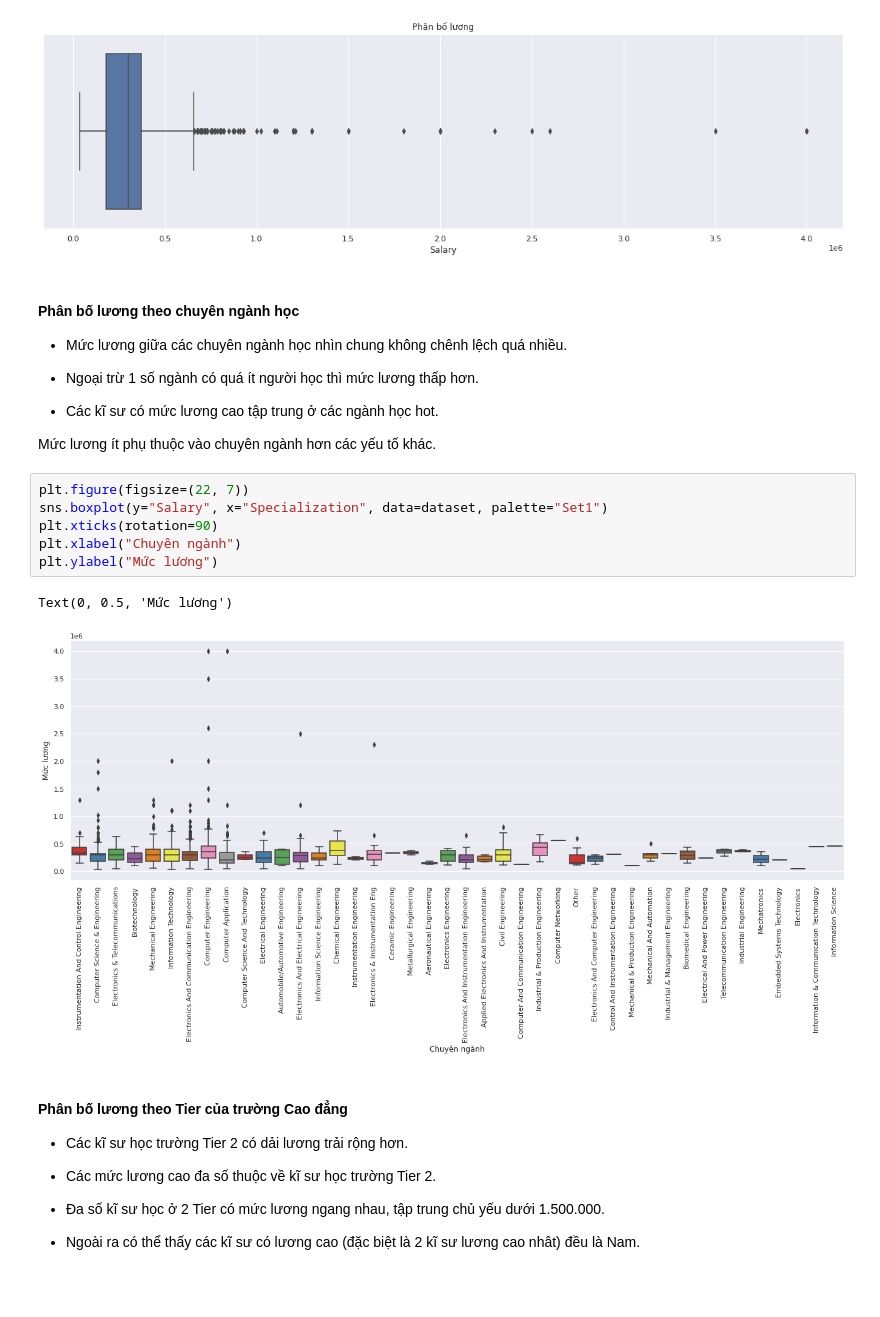
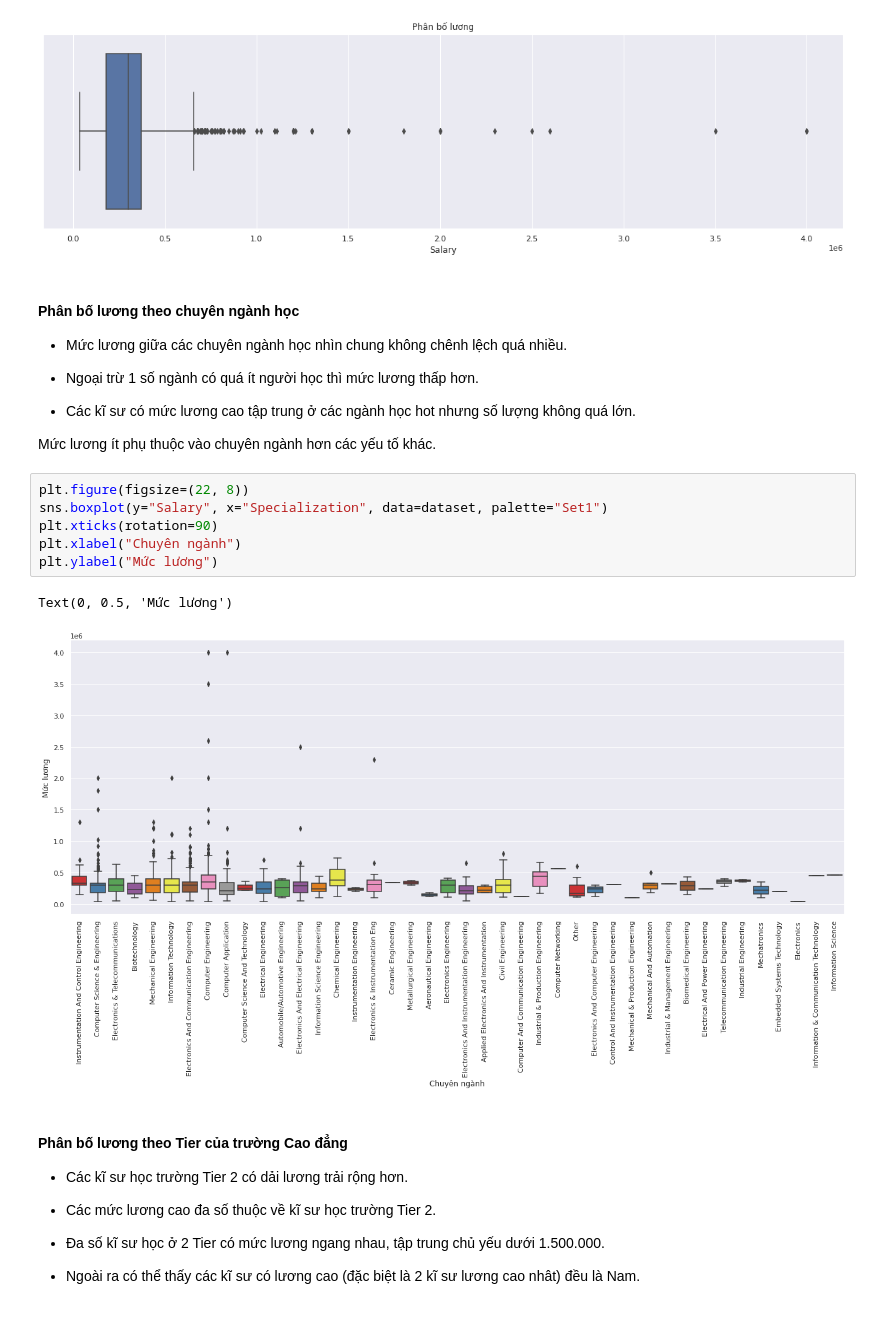
Before and after one commit to phuocleoceo/Bootstrap-Sampling, a Jupyter notebook: code.ipynb, the cells around one changed output. Drawn from its saved outputs; the diff is of its cells as text.

```diff
--- a/code.ipynb
+++ b/code.ipynb
@@ -277,18 +277,18 @@ Lương kĩ sư nằm trong khoảng 35000 đến 4000000
 
 - Ngoại trừ 1 số ngành có quá ít người học thì mức lương thấp hơn.
 
-- Các kĩ sư có mức lương cao tập trung ở các ngành học hot.
+- Các kĩ sư có mức lương cao tập trung ở các ngành học hot nhưng số lượng không quá lớn.
 
 Mức lương ít phụ thuộc vào chuyên ngành hơn các yếu tố khác.
 # %%
-plt.figure(figsize=(22, 7))
+plt.figure(figsize=(22, 8))
 sns.boxplot(y="Salary", x="Specialization", data=dataset, palette="Set1")
 plt.xticks(rotation=90)
 plt.xlabel("Chuyên ngành")
 plt.ylabel("Mức lương")
 # %% [output]
 Text(0, 0.5, 'Mức lương')
-[figure, old version]
+[figure, new version]
 # %% [markdown]
 #### Phân bố lương theo Tier của trường Cao đẳng
 
```
Also changed, not shown: parts of 3 cells of this notebook.
